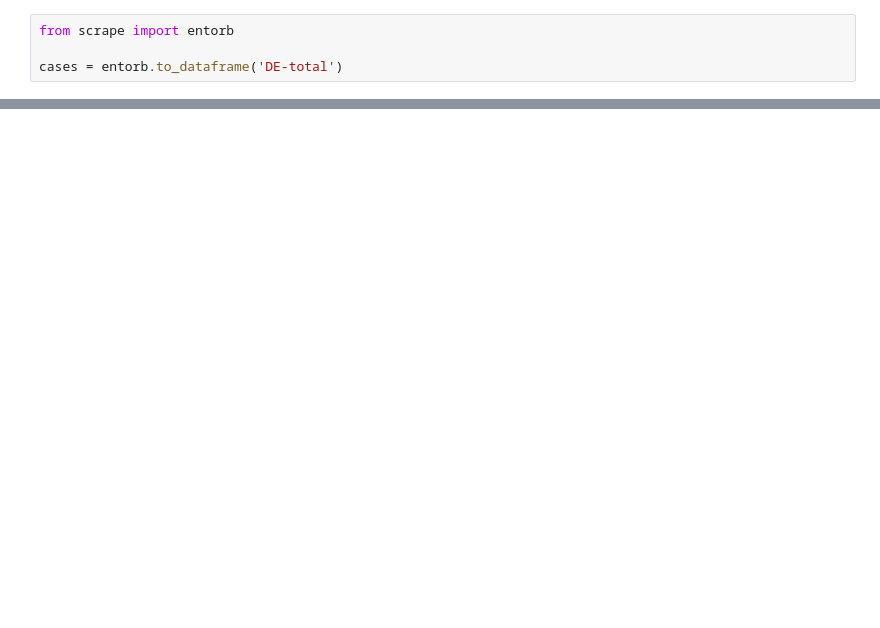
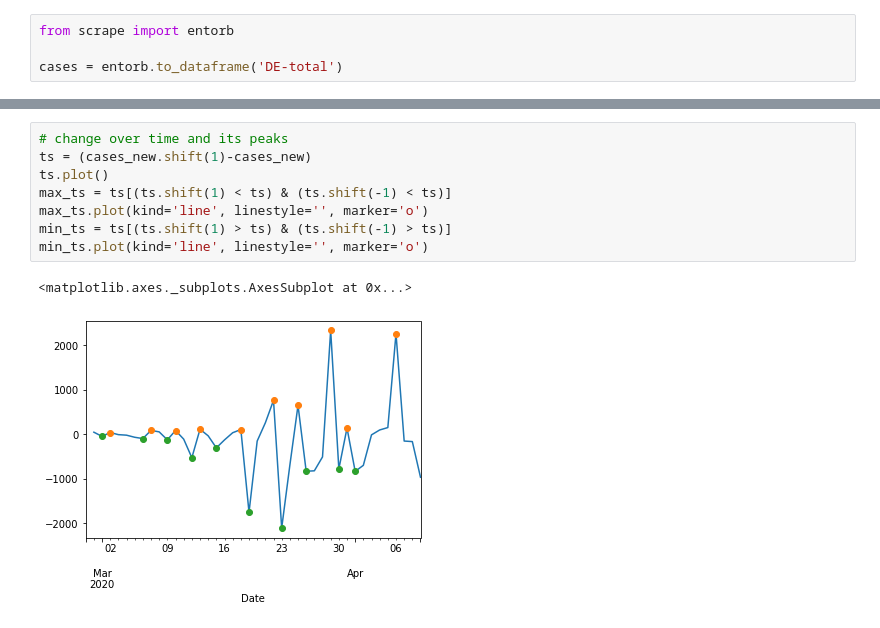
Before and after one commit to pschwede/covid19plots, a Jupyter notebook: topst_headlines.ipynb, the cells around one changed output, grey strips where cells are left out. Cells and saved outputs as stored; diff of their text form; blank space fills up the shorter version.

```diff
--- a/topst_headlines.ipynb
+++ b/topst_headlines.ipynb
@@ -57,0 +88,11 @@ created_at
+# %%
+# change over time and its peaks
+ts = (cases_new.shift(1)-cases_new)
+ts.plot()
+max_ts = ts[(ts.shift(1) < ts) & (ts.shift(-1) < ts)]
+max_ts.plot(kind='line', linestyle='', marker='o')
+min_ts = ts[(ts.shift(1) > ts) & (ts.shift(-1) > ts)]
+min_ts.plot(kind='line', linestyle='', marker='o')
+# %% [output]
+<matplotlib.axes._subplots.AxesSubplot at 0x...>
+[figure, added]
```
Also changed, not shown: parts of 13 cells of this notebook, 1 other file.
